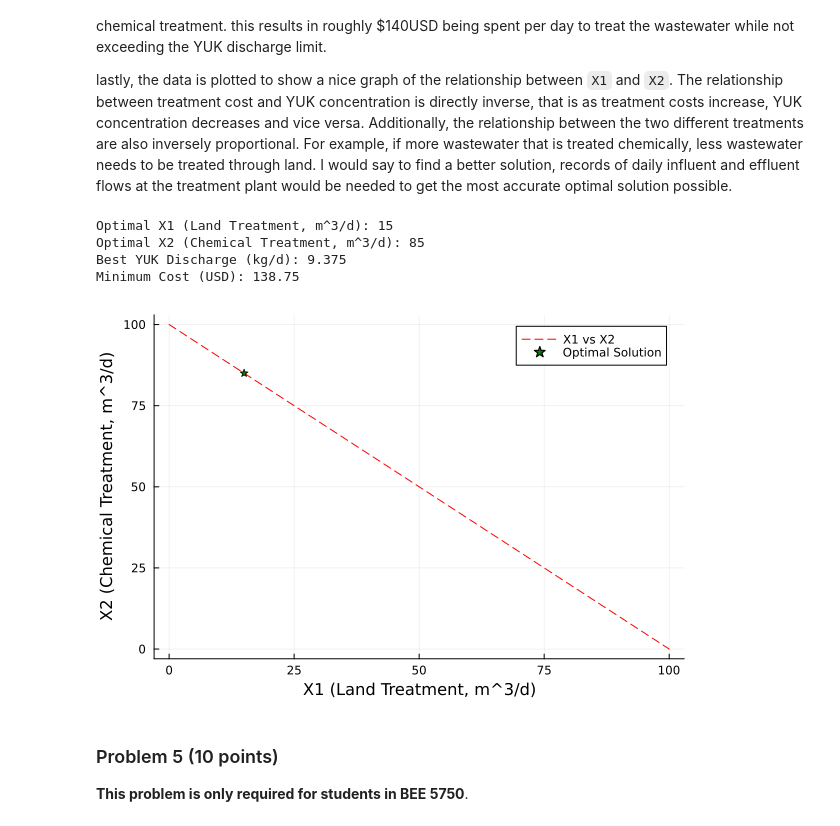
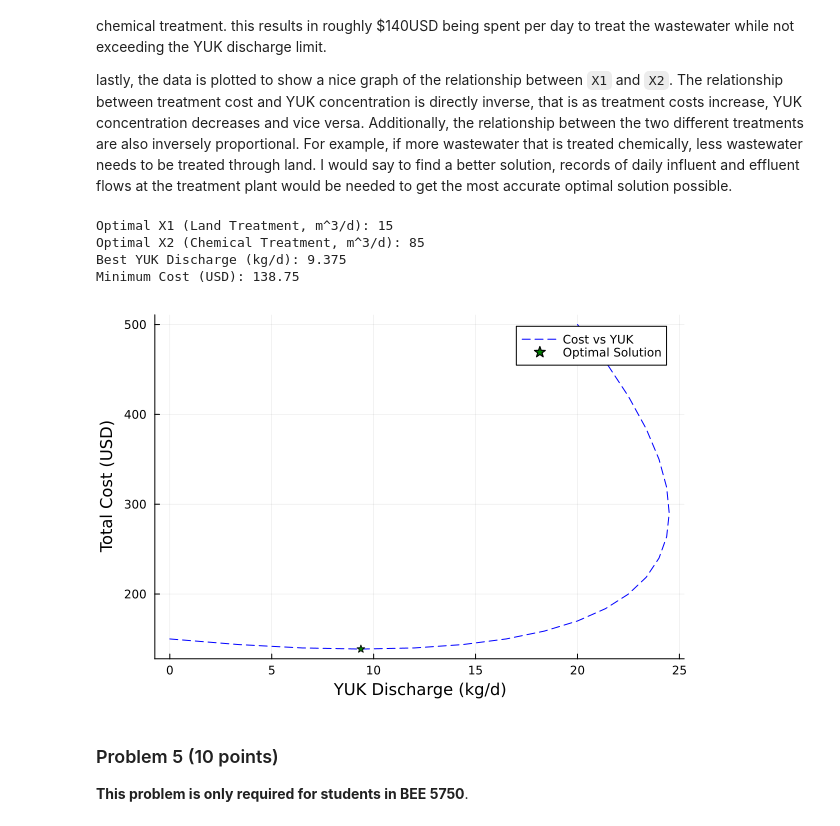
Before and after one commit to BEE4750-FA24/hw1-noahhartman, a Jupyter notebook: hw01.ipynb, the cells around one changed output. Saved outputs shown, nothing was run; the diff lists cells and outputs as text; code cells hidden in the pictures.

```diff
--- a/hw01.ipynb
+++ b/hw01.ipynb
@@ -502,43 +502,46 @@ min_cost = Inf
 best_X1 = 0
 best_X2 = 0
 best_YUK_discharge = 0
 
 # storing the X1 and X2 values for plotting purposes later in the code
-x1_val=[]
-x2_val=[]
+using Plots
 
-# perform experiment to determine the optimal soln
+# storing the total cost and YUK discharge values for plotting
+cost_vals = []
+yuk_vals = []
+
+# perform experiment to determine the optimal solution
 for X1 in 0:5:100
     X2 = 100 - X1  # total flow constraint
     YUK_disch = YUK_discharge(X1, X2)
     if YUK_disch <= 100  # meet the YUK effluent standard
         cost = total_cost(X1, X2)
         if cost < min_cost
             min_cost = cost
             best_X1 = X1
             best_X2 = X2
             best_YUK_discharge = YUK_disch
         end
-        push!(x1_val,X1)
-        push!(x2_val,X2)
-        # recording the results (X1 and X2) for plotting
+        push!(cost_vals, cost)
+        push!(yuk_vals, YUK_disch)
     end
 end
 
-# show the results :)
+# show the results
 println("Optimal X1 (Land Treatment, m^3/d): ", best_X1)
 println("Optimal X2 (Chemical Treatment, m^3/d): ", best_X2)
 println("Best YUK Discharge (kg/d): ", best_YUK_discharge)
 println("Minimum Cost (USD): ", min_cost)
 
-plot(x1_val, x2_val, label="X1 vs X2", xlabel="X1 (Land Treatment, m^3/d)", ylabel="X2 (Chemical Treatment, m^3/d)", line=:dash, color=:red, legend=:topright)
-scatter!([best_X1], [best_X2], label="Optimal Solution", marker=:star5, color=:green)
+# plot total cost vs YUK discharge
+plot(yuk_vals, cost_vals, label="Cost vs YUK", xlabel="YUK Discharge (kg/d)", ylabel="Total Cost (USD)", line=:dash, color=:blue, legend=:topright)
+scatter!([best_YUK_discharge], [min_cost], label="Optimal Solution", marker=:star5, color=:green)
 # %% [output]
 Optimal X1 (Land Treatment, m^3/d): 15
 Optimal X2 (Chemical Treatment, m^3/d): 85
 Best YUK Discharge (kg/d): 9.375
 Minimum Cost (USD): 138.75
-[figure, old version]
+[figure, new version]
 # %% [markdown]
 ### Problem 5 (10 points)
 
```
